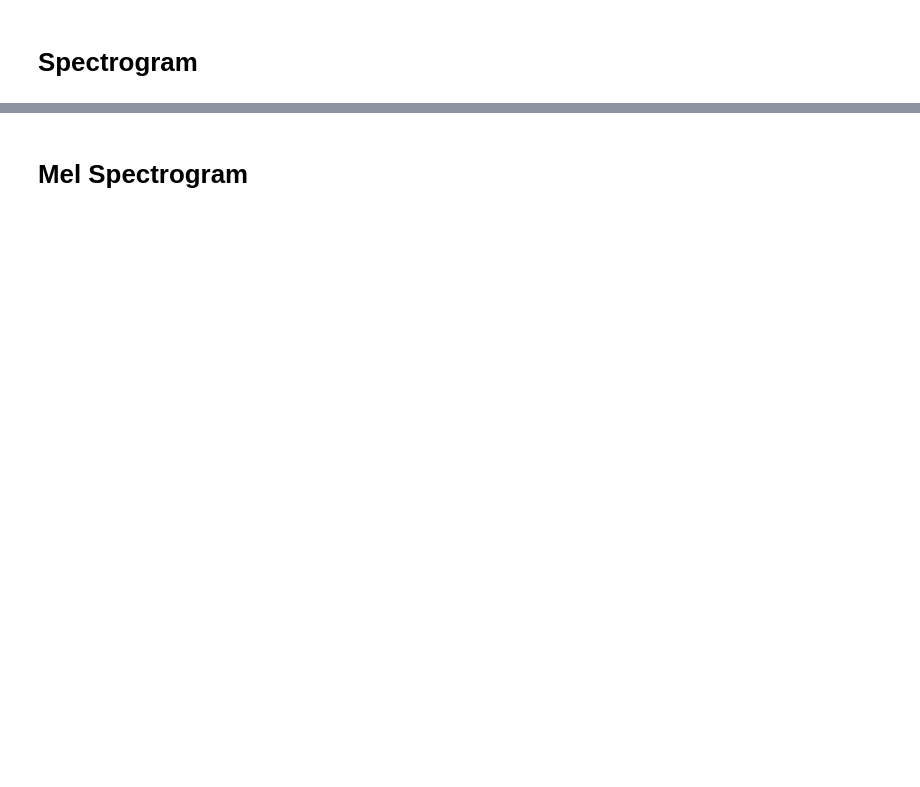
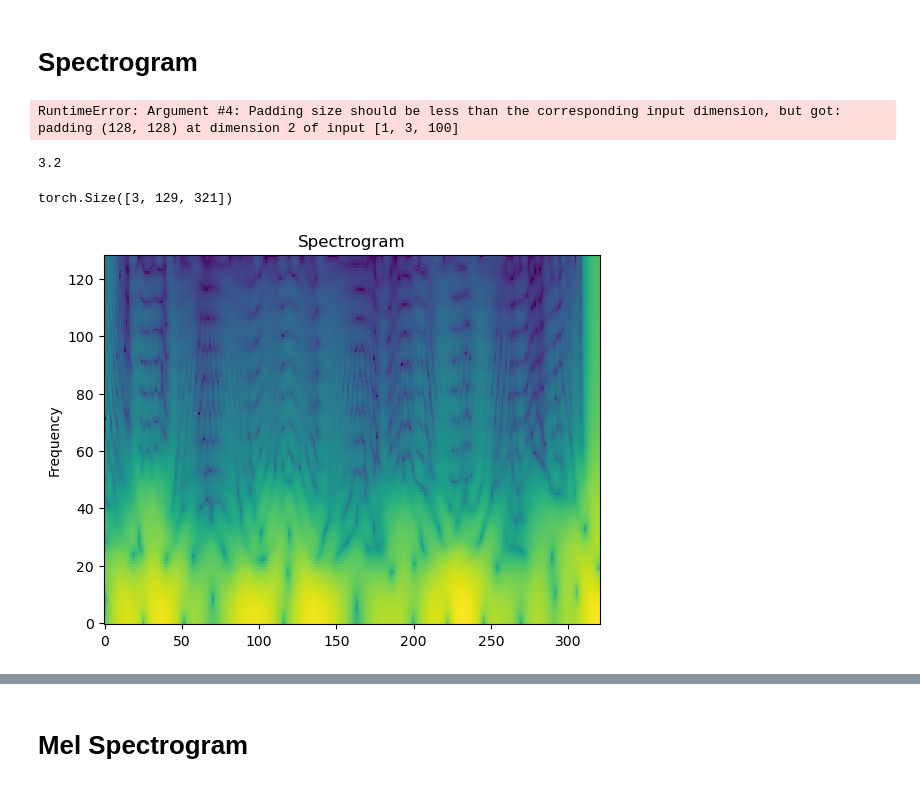
Before and after one commit to amir-goudarzi/IMU_testing, a Jupyter notebook: notebooks/wear_stats.ipynb, the cells around one changed output, grey strips where cells are left out. Drawn from its saved outputs; the diff is of its cells as text; code cells hidden in the pictures; blank space fills up the shorter version.

```diff
--- a/notebooks/wear_stats.ipynb
+++ b/notebooks/wear_stats.ipynb
@@ -452,23 +305,25 @@ def cut_and_pad(signal, sampling_rate, seconds):
 
     return padded_signal
 # %%
-focus = 0
-sec = 5 #FIXME: con 2 e 5 secondi non funziona
-downsampling_rate = 25
+focus = 1000
+sec = 2 #FIXME: con 2 e 5 secondi non funziona
+downsampling_rate = 50 # 25
 prova_2s = right_arm_acc[:, focus:focus + int(sample_rate * sec)]
 prova_2s = torchaudio.functional.resample(prova_2s, sample_rate, sample_rate)
 # prova_2s = accl_x_interp_torch
 # prova_2s = normalize_tensor(prova_2s.numpy())
 #
 
-n_ffts = [32, 64, 128, 256]
+# n_ffts = [32, 64, 128, 256]
+n_ffts = [256]
 hop_length = [2, 4, 8, 16]
 
 specs = []
 for i, n_fft in enumerate(n_ffts):
     spectrogram = T.Spectrogram(
         n_fft=n_fft,
-        hop_length=2,
+        win_length=24,
+        hop_length=1,
         center=True,
         pad_mode="reflect",
         power=2.0,
@@ -483,6 +338,36 @@ for i, n_fft in enumerate(n_ffts):
     prova = librosa.power_to_db(prova)
     # prova = normalize_tensor(prova)
     specs.append(prova)
+# %% [output]
+RuntimeError: Argument #4: Padding size should be less than the corresponding input dimension, but got: padding (128, 128) at dimension 2 of input [1, 3, 100]
+# %%
+waveform = prova_2s
+spectrogram_transform = torchaudio.transforms.Spectrogram(
+            n_fft=256,
+            win_length=24,
+            hop_length=1,
+            # window_fn=torch.hann_window
+        )
+
+Fs = 50
+resample_ratio = 320/waveform.shape[1]
+resample_target = int(Fs*resample_ratio)
+waveform = torchaudio.transforms.Resample(50, resample_target)(waveform)
+spectrogram = spectrogram_transform(waveform) # from [1,320] to [1,129,321]
+spectrogram_db = torchaudio.transforms.AmplitudeToDB()(spectrogram)
+fbank = spectrogram_db.squeeze(0).transpose(0,1)[:,:128]
+# %%
+resample_ratio
+# %% [output]
+3.2
+# %%
+spectrogram_db.shape
+# %% [output]
+torch.Size([3, 129, 321])
+# %%
+plot_spectrogram(spectrogram_db[0], title='Spectrogram', ylabel='Frequency', ax=None)
+# %% [output]
+[figure, added]
 # %%
 for i in range(len(specs)):
     print(specs[i].shape)
```
Also changed, not shown: parts of 41 cells of this notebook, 38 other files.
